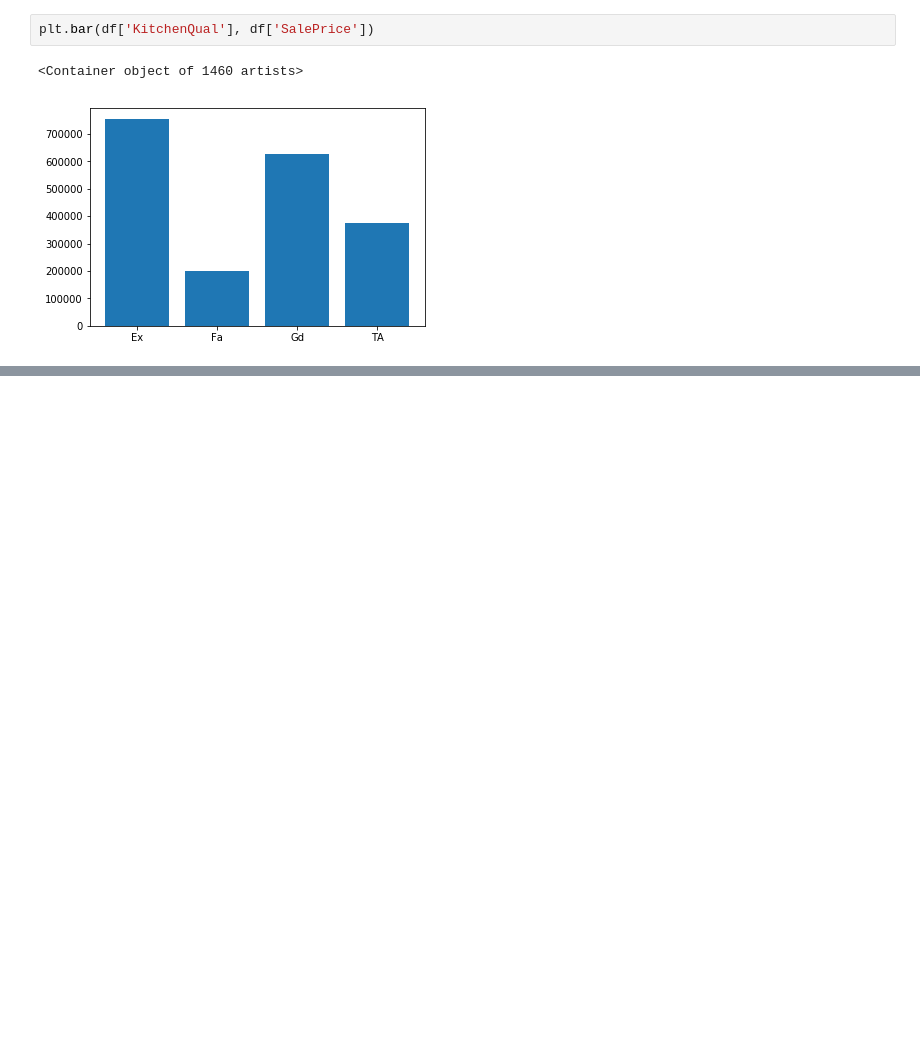
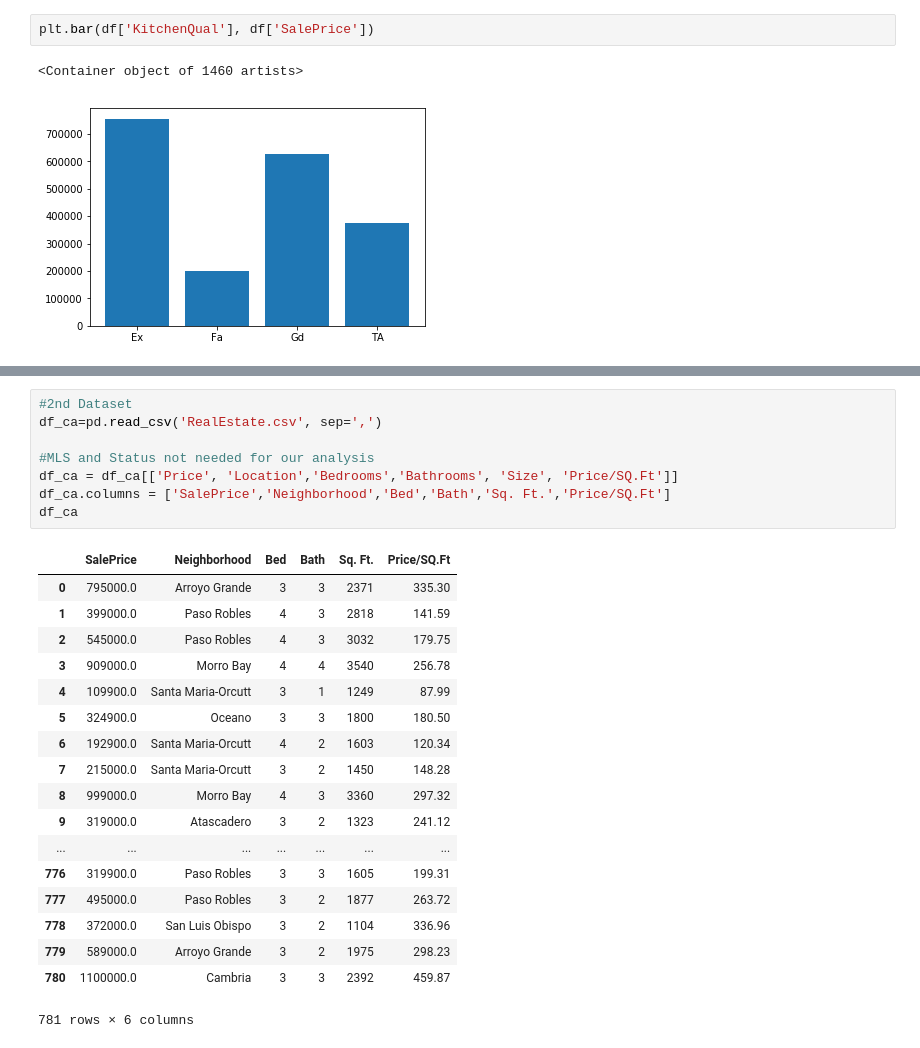
Before and after one commit to mpaluta/House_Price, a Jupyter notebook: subha_v1.ipynb, the cells around one changed output, grey strips where cells are left out. Cells and saved outputs as stored; diff of their text form; blank space fills up the shorter version.

Commit message:
subha attempting to merge 3 datasets

```diff
--- a/subha_v1.ipynb
+++ b/subha_v1.ipynb
@@ -243,0 +339,27 @@ plt.bar(df['KitchenQual'], df['SalePrice'])
+# %%
+#2nd Dataset
+df_ca=pd.read_csv('RealEstate.csv', sep=',')
+
+#MLS and Status not needed for our analysis
+df_ca = df_ca[['Price', 'Location','Bedrooms','Bathrooms', 'Size', 'Price/SQ.Ft']]
+df_ca.columns = ['SalePrice','Neighborhood','Bed','Bath','Sq. Ft.','Price/SQ.Ft']
+df_ca
+# %% [output]
+|  | SalePrice | Neighborhood | Bed | Bath | Sq. Ft. | Price/SQ.Ft |
+| 0 | 795000.0 | Arroyo Grande | 3 | 3 | 2371 | 335.30 |
+| 1 | 399000.0 | Paso Robles | 4 | 3 | 2818 | 141.59 |
+| 2 | 545000.0 | Paso Robles | 4 | 3 | 3032 | 179.75 |
+| 3 | 909000.0 | Morro Bay | 4 | 4 | 3540 | 256.78 |
+| 4 | 109900.0 | Santa Maria-Orcutt | 3 | 1 | 1249 | 87.99 |
+| 5 | 324900.0 | Oceano | 3 | 3 | 1800 | 180.50 |
+| 6 | 192900.0 | Santa Maria-Orcutt | 4 | 2 | 1603 | 120.34 |
+| 7 | 215000.0 | Santa Maria-Orcutt | 3 | 2 | 1450 | 148.28 |
+| 8 | 999000.0 | Morro Bay | 4 | 3 | 3360 | 297.32 |
+| 9 | 319000.0 | Atascadero | 3 | 2 | 1323 | 241.12 |
+| ... | ... | ... | ... | ... | ... | ... |
+| 776 | 319900.0 | Paso Robles | 3 | 3 | 1605 | 199.31 |
+| 777 | 495000.0 | Paso Robles | 3 | 2 | 1877 | 263.72 |
+| 778 | 372000.0 | San Luis Obispo | 3 | 2 | 1104 | 336.96 |
+| 779 | 589000.0 | Arroyo Grande | 3 | 2 | 1975 | 298.23 |
+| 780 | 1100000.0 | Cambria | 3 | 3 | 2392 | 459.87 |
+781 rows × 6 columns
```
Also changed, not shown: parts of 5 cells of this notebook, 1 other file.
